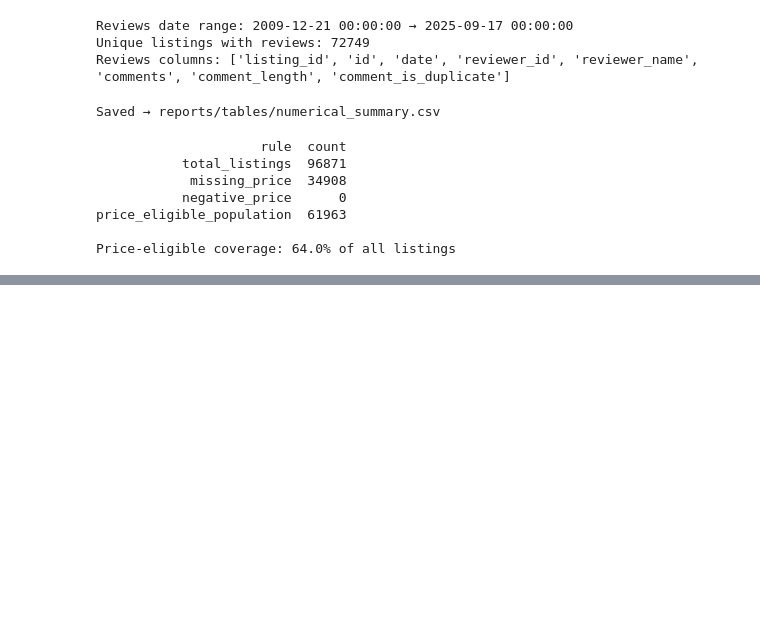
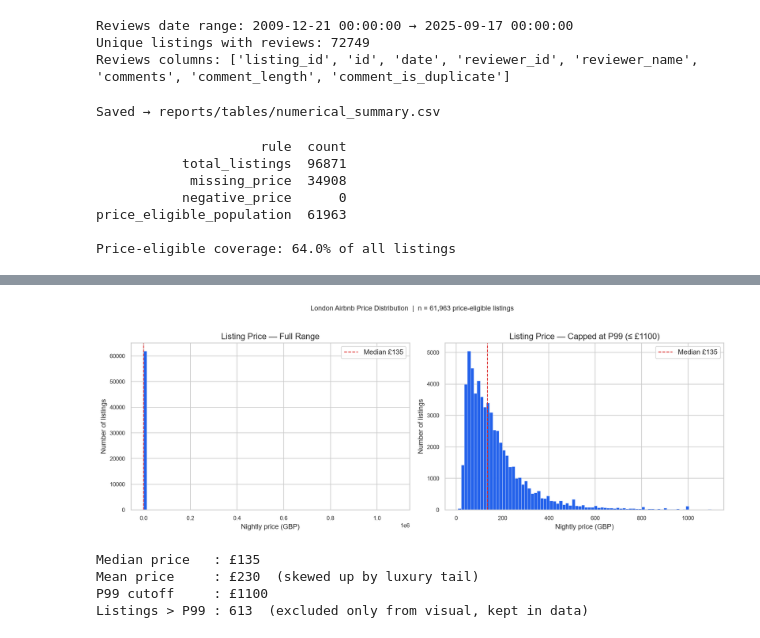
Before and after one commit to bavikaranyogeswaran/Airbnb-Multi-City-Data-Pipeline, a Jupyter notebook: notebooks/03_exploratory_data_analysis.ipynb, the cells around one changed output, grey strips where cells are left out. Drawn from its saved outputs; the diff is of its cells as text; code cells hidden in the pictures; blank space fills up the shorter version.

Commit message:
add summary stats and distributions

```diff
--- a/notebooks/03_exploratory_data_analysis.ipynb
+++ b/notebooks/03_exploratory_data_analysis.ipynb
@@ -246,0 +256,43 @@ Price-eligible coverage: 64.0% of all listings
+# %%
+# ── Charts 1 & 2 — Price distribution (full and P99-capped) ──────────────────
+# Two side-by-side views: full range reveals the luxury tail;
+# capped view shows where 99% of listings actually sit.
+
+p99 = eda["price_numeric"].quantile(0.99)
+p50 = eda["price_numeric"].median()
+
+fig, axes = plt.subplots(1, 2, figsize=(14, 5))
+
+axes[0].hist(eda["price_numeric"], bins=80, color="#2563eb", edgecolor="white", linewidth=0.3)
+axes[0].axvline(p50, color="#dc2626", linestyle="--", linewidth=1.2, label=f"Median £{p50:.0f}")
+axes[0].set_title("Listing Price — Full Range")
+axes[0].set_xlabel("Nightly price (GBP)")
+axes[0].set_ylabel("Number of listings")
+axes[0].legend()
+
+# Cap at P99 so the bulk of the distribution is readable
+axes[1].hist(eda.loc[eda["price_numeric"] <= p99, "price_numeric"],
+             bins=80, color="#2563eb", edgecolor="white", linewidth=0.3)
+axes[1].axvline(p50, color="#dc2626", linestyle="--", linewidth=1.2, label=f"Median £{p50:.0f}")
+axes[1].set_title(f"Listing Price — Capped at P99 (≤ £{p99:.0f})")
+axes[1].set_xlabel("Nightly price (GBP)")
+axes[1].set_ylabel("Number of listings")
+axes[1].legend()
+
+plt.suptitle(f"London Airbnb Price Distribution  |  n = {len(eda):,} price-eligible listings",
+             fontsize=11, y=1.02)
+plt.tight_layout()
+plt.savefig(FIGS / "01_price_distribution.png", dpi=150, bbox_inches="tight")
+plt.show()
+
+# Business interpretation
+print(f"Median price   : £{p50:.0f}")
+print(f"Mean price     : £{eda['price_numeric'].mean():.0f}  (skewed up by luxury tail)")
+print(f"P99 cutoff     : £{p99:.0f}")
+print(f"Listings > P99 : {(eda['price_numeric'] > p99).sum():,}  (excluded only from visual, kept in data)")
+# %% [output]
+[figure, added]
+Median price   : £135
+Mean price     : £230  (skewed up by luxury tail)
+P99 cutoff     : £1100
+Listings > P99 : 613  (excluded only from visual, kept in data)
```
Also changed, not shown: parts of 7 cells of this notebook, 11 other files.
